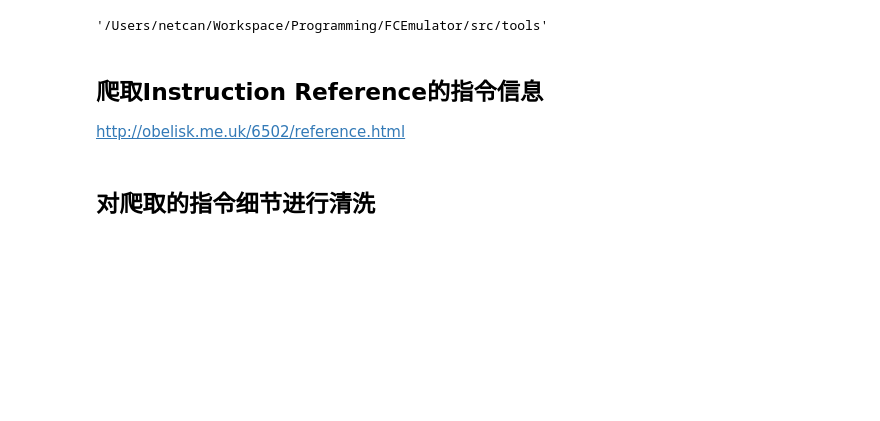
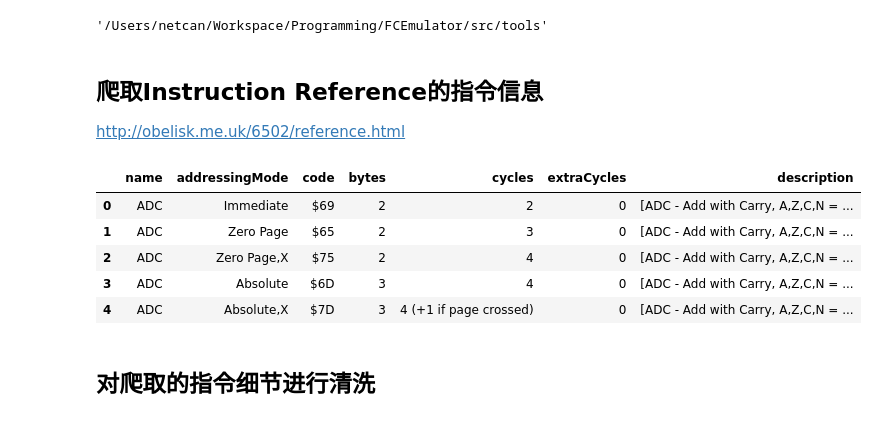
Before and after one commit to netcan/FCEmulator, a Jupyter notebook: src/tools/DevNoteBook.ipynb, the cells around one changed output. Cells and saved outputs as stored; diff of their text form; code cells hidden in the pictures; blank space fills up the shorter version.

```diff
--- a/src/tools/DevNoteBook.ipynb
+++ b/src/tools/DevNoteBook.ipynb
@@ -11,6 +11,14 @@ import pandas as pd
 # %%
 ret = InstructionReference.get_inst_ref()
 df = pd.DataFrame(ret)
+df.head()
+# %% [output]
+|  | name | addressingMode | code | bytes | cycles | extraCycles | description |
+| 0 | ADC | Immediate | $69 | 2 | 2 | 0 | [ADC - Add with Carry, A,Z,C,N = ... |
+| 1 | ADC | Zero Page | $65 | 2 | 3 | 0 | [ADC - Add with Carry, A,Z,C,N = ... |
+| 2 | ADC | Zero Page,X | $75 | 2 | 4 | 0 | [ADC - Add with Carry, A,Z,C,N = ... |
+| 3 | ADC | Absolute | $6D | 3 | 4 | 0 | [ADC - Add with Carry, A,Z,C,N = ... |
+| 4 | ADC | Absolute,X | $7D | 3 | 4 (+1 if page crossed) | 0 | [ADC - Add with Carry, A,Z,C,N = ... |
 # %% [markdown]
 ## 对爬取的指令细节进行清洗
 # %%
```
Also changed, not shown: parts of 13 cells of this notebook, 3 other files.
